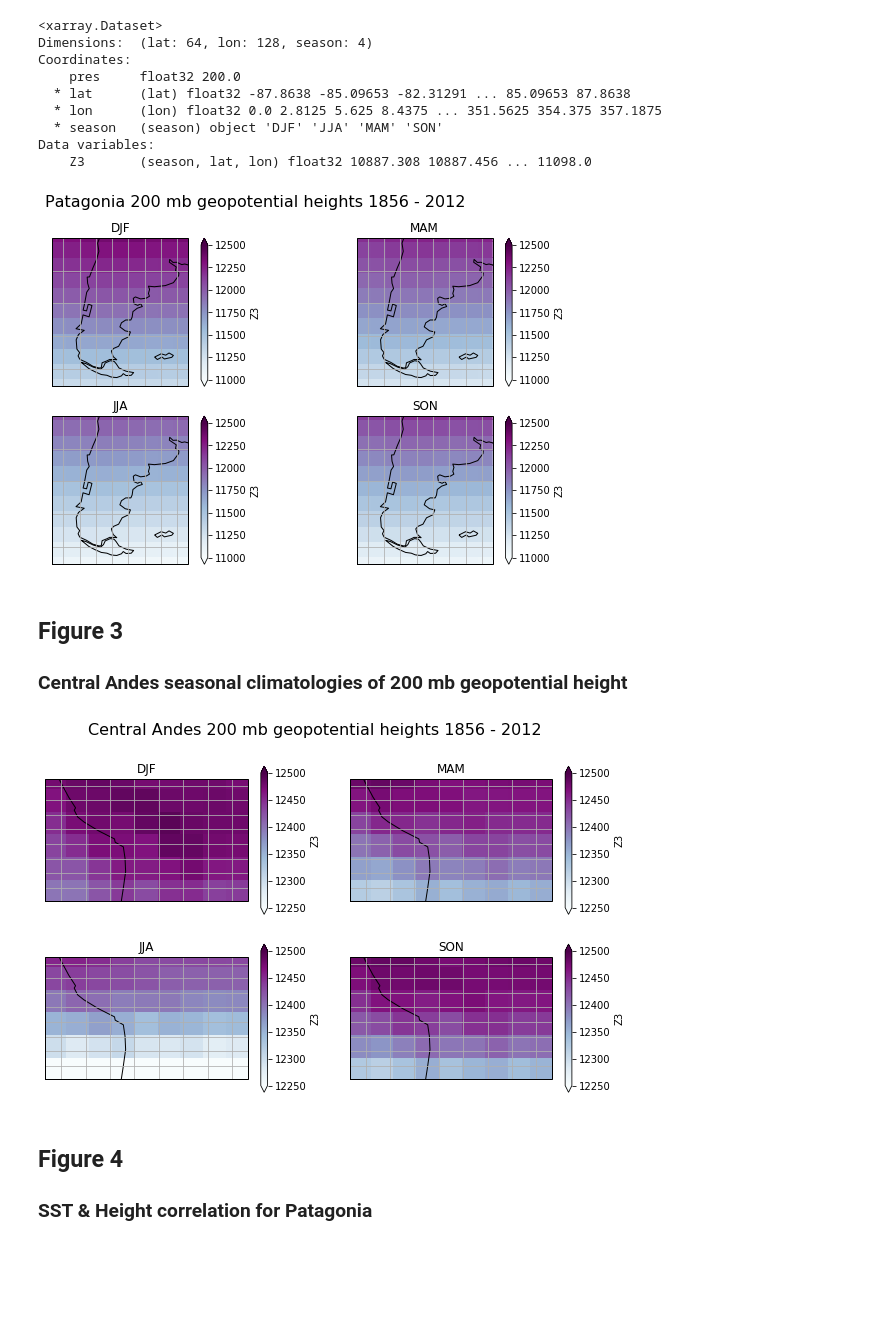
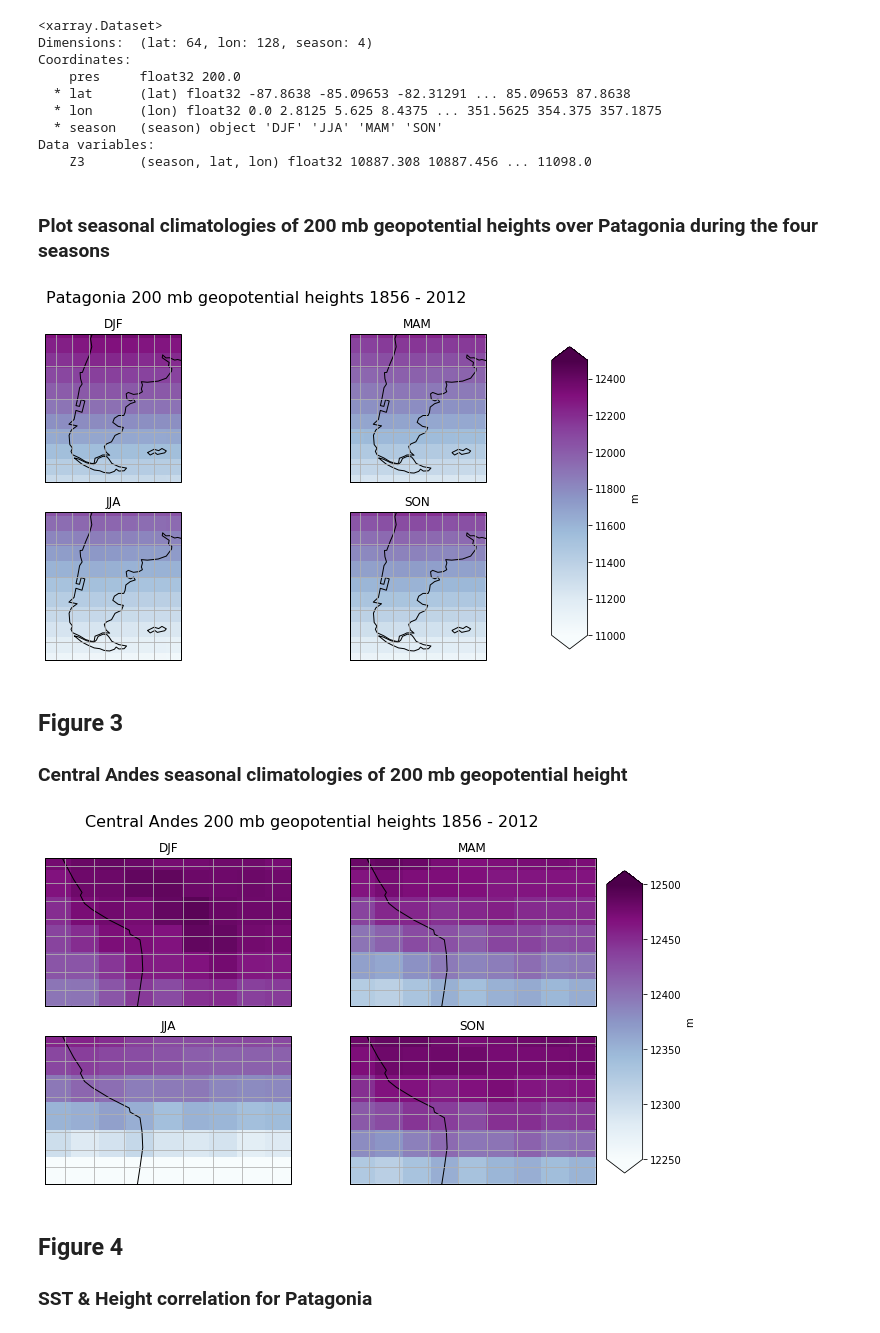
Before and after one commit to amvaruolo-clarke/rces-project, a Jupyter notebook: rces-project-20181129.ipynb, the cells around one changed output. Saved outputs shown, nothing was run; the diff lists cells and outputs as text; code cells hidden in the pictures; blank space fills up the shorter version.

Commit message:
adding final project

```diff
--- a/rces-project-20181129.ipynb
+++ b/rces-project-20181129.ipynb
@@ -13,3 +22,8 @@ from matplotlib import pyplot as plt
+# %%
+def fix_calendar(ds, timevar='time'):
+    if ds[timevar].attrs['calendar'] == '360':
+        ds[timevar].attrs['calendar'] = '360_day'
+    return ds
 # %%
 ds = xr.open_dataset('http://kage.ldeo.columbia.edu:81/expert/SOURCES/.LDEO/.ClimateGroup/.PROJECTS/.CCM3/.goga/.sst_goga_1856-2013-1.nc/dods', decode_times = False)
 ds = ds.rename({'Y': 'lat', 'X':'lon', 'Z': 'lev', 'T': 'time'})
@@ -33,7 +49,8 @@ Attributes:
 # %%
 ds_hgt = xr.open_dataset('http://kage.ldeo.columbia.edu:81/SOURCES/.LDEO/.ClimateGroup/.PROJECTS/.CCM3/.goga/.atm-mean/.PLD/.Z3.nc/.Z3/dods', decode_times = False)
 ds_hgt = ds_hgt.rename({'Y': 'lat', 'X':'lon', 'P': 'pres', 'T': 'time'})
-ds_hgt['time'] = pd.date_range('1856-01-01', periods = ds_hgt.time.size, freq='MS')
+ds_hgt = fix_calendar(ds_hgt)
+ds_hgt = xr.decode_cf(ds_hgt)
 ds_hgt
 # %% [output]
 <xarray.Dataset>
@@ -272,6 +221,8 @@ Coordinates:
   * season   (season) object 'DJF' 'JJA' 'MAM' 'SON'
 Data variables:
     Z3       (season, lat, lon) float32 10887.308 10887.456 ... 11098.0
+# %% [markdown]
+### Plot seasonal climatologies of 200 mb geopotential heights over Patagonia during the four seasons
 # %%
 # PLOTTING OVER PATAGONIA
 extent = [280, 305, -57, -30] # set extent
@@ -291,9 +242,7 @@ ax[0,0].add_feature(cfeature.OCEAN, facecolor = 'w', edgecolor = 'k') # add ocea
 ax[0,0].add_feature(cfeature.LAND, facecolor = 'w', edgecolor = 'k') # add land,make it white with black edges
 ax[0,0].add_feature(cfeature.COASTLINE, edgecolor = 'k') # add coastline feature and set color to be white and edgecolor to be black
 
-#cs = hgt_season.Z3.sel(season = 'DJF').plot.contour(transform = data_proj, ax = ax[0,0], levels = 30, colors = 'm')
-#plt.clabel(cs, fmt = '%1.0f m') # use plt to format the contour labels using clabel, %1.0f tell python to only show string of whole numbers and we added unit
-cs1 = hgt_season.Z3.sel(season = 'DJF').plot(transform = data_proj, vmin = 11000, vmax = 12500, cmap = 'BuPu', ax = ax[0,0]);
+cs1 = hgt_season.Z3.sel(season = 'DJF').plot(transform = data_proj, vmin = 11000, vmax = 12500, cmap = 'BuPu', ax = ax[0,0], add_colorbar = False);
 ax[0,0].gridlines();
 ax[0,0].set_title('DJF');
 
@@ -301,53 +250,45 @@ ax[0,1].set_extent(extent) # set extent based on what we have defined above
 
 ax[0,1].add_feature(cfeature.OCEAN, facecolor = 'w', edgecolor = 'k') # add ocean, make it white
 ax[0,1].add_feature(cfeature.LAND, facecolor = 'w', edgecolor = 'k') # add land,make it white with black edges
 ax[0,1].add_feature(cfeature.COASTLINE, edgecolor = 'k') # add coastline feature and set color to be white and edgecolor to be black
 
 
-#cs = hgt_season.Z3.sel(season = 'MAM').plot.contour(transform = data_proj, ax = ax[0,1], levels = 30, colors = 'm')
-#plt.clabel(cs, fmt = '%1.0f m') # use plt to format the contour labels using clabel, %1.0f tell python to only show string of whole numbers and we added unit
-cs1 = hgt_season.Z3.sel(season = 'MAM').plot(transform = data_proj, vmin = 11000, vmax = 12500, cmap = 'BuPu', ax = ax[0,1]); #, cbar_kwargs = {'shrink':0.5}, )
+cs1 = hgt_season.Z3.sel(season = 'MAM').plot(transform = data_proj, vmin = 11000, vmax = 12500, cmap = 'BuPu', ax = ax[0,1], add_colorbar = False); #, cbar_kwargs = {'shrink':0.5}, )
 ax[0,1].gridlines();
 ax[0,1].set_title('MAM');
 
 ax[1,0].set_extent(extent) # set extent based on what we have defined above
 
 ax[1,0].add_feature(cfeature.OCEAN, facecolor = 'w', edgecolor = 'k') # add ocean, make it white
 ax[1,0].add_feature(cfeature.LAND, facecolor = 'w', edgecolor = 'k') # add land,make it white with black edges
 ax[1,0].add_feature(cfeature.COASTLINE, edgecolor = 'k') # add coastline feature and set color to be white and edgecolor to be black
 
 
-#cs = hgt_season.Z3.sel(season = 'JJA').plot.contour(transform = data_proj, ax = ax[1,0], levels = 30, colors = 'm')
-#plt.clabel(cs, fmt = '%1.0f m') # use plt to format the contour labels using clabel, %1.0f tell python to only show string of whole numbers and we added unit
-cs1 = hgt_season.Z3.sel(season = 'JJA').plot(transform = data_proj, vmin = 11000, vmax = 12500, cmap = 'BuPu', ax = ax[1,0]);
+cs1 = hgt_season.Z3.sel(season = 'JJA').plot(transform = data_proj, vmin = 11000, vmax = 12500, cmap = 'BuPu', ax = ax[1,0], add_colorbar = False);
 ax[1,0].gridlines();
 ax[1,0].set_title('JJA');
 
 ax[1,1].set_extent(extent) # set extent based on what we have defined above
 
 ax[1,1].add_feature(cfeature.OCEAN, facecolor = 'w', edgecolor = 'k') # add ocean, make it white
 ax[1,1].add_feature(cfeature.LAND, facecolor = 'w', edgecolor = 'k') # add land,make it white with black edges
 ax[1,1].add_feature(cfeature.COASTLINE, edgecolor = 'k') # add coastline feature and set color to be white and edgecolor to be black
 
-#cs = hgt_season.Z3.sel(season = 'SON').plot.contour(transform = data_proj, ax = ax[1,1], levels = 30, colors = 'm')
-#plt.clabel(cs, fmt = '%1.0f m') # use plt to format the contour labels using clabel, %1.0f tell python to only show string of whole numbers and we added unit
-cs1 = hgt_season.Z3.sel(season = 'SON').plot(transform = data_proj, vmin = 11000, vmax = 12500, cmap = 'BuPu', ax = ax[1,1]);
+cs1 = hgt_season.Z3.sel(season = 'SON').plot(transform = data_proj, vmin = 11000, vmax = 12500, cmap = 'BuPu', ax = ax[1,1], add_colorbar = False);
 ax[1,1].gridlines();
 ax[1,1].set_title('SON');
-#bar = plt.colorbar(cs1, ax = ax[1,1])
-#bar.remove();
 
-#cbar_ax = fig.add_axes([0.85, 0.15, 0.05, 0.7])
-#fig.colorbar(cs1, cax=cbar_ax)
+cbar_ax = fig.add_axes([0.91, 0.15, 0.05, 0.7])
+clabel = fig.colorbar(cs1, cax=cbar_ax, extend = 'both')
+clabel.set_label('m'); # label color bar with units
 
-fig.savefig('rces-project_fig2.png')
+#fig.savefig('rces-project_fig2.png')
 # %% [output]
-[figure, old version]
+[figure, new version]
 # %% [markdown]
 ## Figure 3
 ### Central Andes seasonal climatologies of 200 mb geopotential height
 # %%
-# PLOTTING OVER CENTRAL ANDES
 extent = [280, 305, -25, -10] # set extent
 central_lon = np.mean(extent[:2]) # get first two values in extent which are longitudes to calc center lon
 central_lat = np.mean(extent[2:]) # get last two values in extent which are latutides to calc center lat
@@ -366,9 +307,7 @@ ax[0,0].add_feature(cfeature.LAND, facecolor = 'w', edgecolor = 'k') # add land,
 ax[0,0].add_feature(cfeature.COASTLINE, edgecolor = 'k') # add coastline feature and set color to be white and edgecolor to be black
 
 
-#cs = hgt_season.Z3.sel(season = 'DJF').plot.contour(transform = data_proj, ax = ax[0,0], levels = 100, colors = 'm')
-#plt.clabel(cs, fmt = '%1.0f m') # use plt to format the contour labels using clabel, %1.0f tell python to only show string of whole numbers and we added unit
-cs1 = hgt_season.Z3.sel(season = 'DJF').plot(transform = data_proj, vmin = 12250, vmax = 12500, cmap = 'BuPu', ax = ax[0,0]); #, cbar_kwargs = {'shrink':0.5}, )
+cs1 = hgt_season.Z3.sel(season = 'DJF').plot(transform = data_proj, vmin = 12250, vmax = 12500, cmap = 'BuPu', ax = ax[0,0], add_colorbar = False); #, cbar_kwargs = {'shrink':0.5}, )
 ax[0,0].gridlines();
 ax[0,0].set_title('DJF');
 
@@ -379,9 +318,7 @@ ax[0,1].add_feature(cfeature.LAND, facecolor = 'w', edgecolor = 'k') # add land,
 ax[0,1].add_feature(cfeature.COASTLINE, edgecolor = 'k') # add coastline feature and set color to be white and edgecolor to be black
 
 
-#cs = hgt_season.Z3.sel(season = 'MAM').plot.contour(transform = data_proj, ax = ax[0,1], levels = 100, colors = 'm')
-#plt.clabel(cs, fmt = '%1.0f m') # use plt to format the contour labels using clabel, %1.0f tell python to only show string of whole numbers and we added unit
-cs1 = hgt_season.Z3.sel(season = 'MAM').plot(transform = data_proj, vmin = 12250, vmax = 12500, cmap = 'BuPu', ax = ax[0,1]);
+cs1 = hgt_season.Z3.sel(season = 'MAM').plot(transform = data_proj, vmin = 12250, vmax = 12500, cmap = 'BuPu', ax = ax[0,1], add_colorbar = False);
 ax[0,1].gridlines();
 ax[0,1].set_title('MAM');
 
@@ -392,9 +329,7 @@ ax[1,0].add_feature(cfeature.LAND, facecolor = 'w', edgecolor = 'k') # add land,
 ax[1,0].add_feature(cfeature.COASTLINE, edgecolor = 'k') # add coastline feature and set color to be white and edgecolor to be black
 
 
-#cs = hgt_season.Z3.sel(season = 'JJA').plot.contour(transform = data_proj, ax = ax[1,0], levels = 100, colors = 'm')
-#plt.clabel(cs, fmt = '%1.0f m') # use plt to format the contour labels using clabel, %1.0f tell python to only show string of whole numbers and we added unit
-cs1 = hgt_season.Z3.sel(season = 'JJA').plot(transform = data_proj, vmin = 12250, vmax = 12500, cmap = 'BuPu', ax = ax[1,0]);
+cs1 = hgt_season.Z3.sel(season = 'JJA').plot(transform = data_proj, vmin = 12250, vmax = 12500, cmap = 'BuPu', ax = ax[1,0], add_colorbar = False);
 ax[1,0].gridlines();
 ax[1,0].set_title('JJA');
 
@@ -405,18 +340,17 @@ ax[1,1].add_feature(cfeature.LAND, facecolor = 'w', edgecolor = 'k') # add land,
 ax[1,1].add_feature(cfeature.COASTLINE, edgecolor = 'k') # add coastline feature and set color to be white and edgecolor to be black
 
 
-#cs = hgt_season.Z3.sel(season = 'SON').plot.contour(transform = data_proj, ax = ax[1,1], levels = 100, colors = 'm')
-#plt.clabel(cs, fmt = '%1.0f m') # use plt to format the contour labels using clabel, %1.0f tell python to only show string of whole numbers and we added unit
-cs1 = hgt_season.Z3.sel(season = 'SON').plot(transform = data_proj, vmin = 12250, vmax = 12500, cmap = 'BuPu', ax = ax[1,1]);
+cs1 = hgt_season.Z3.sel(season = 'SON').plot(transform = data_proj, vmin = 12250, vmax = 12500, cmap = 'BuPu', ax = ax[1,1], add_colorbar = False);
 ax[1,1].gridlines();
 ax[1,1].set_title('SON');
 
-#cbar_ax = fig.add_axes([0.85, 0.15, 0.05, 0.7])
-#fig.colorbar(cs1, cax=cbar_ax)
+cbar_ax = fig.add_axes([0.91, 0.15, 0.05, 0.7])
+clabel = fig.colorbar(cs1, cax=cbar_ax, extend = 'both')
+clabel.set_label('m'); # label color bar with units
 
-fig.savefig('rces-project_fig3.png')
+#fig.savefig('rces-project_fig3.png')
 # %% [output]
-[figure, old version]
+[figure, new version]
 # %% [markdown]
 ## Figure 4
 ### SST & Height correlation for Patagonia
```
Also changed, not shown: parts of 43 cells of this notebook.
